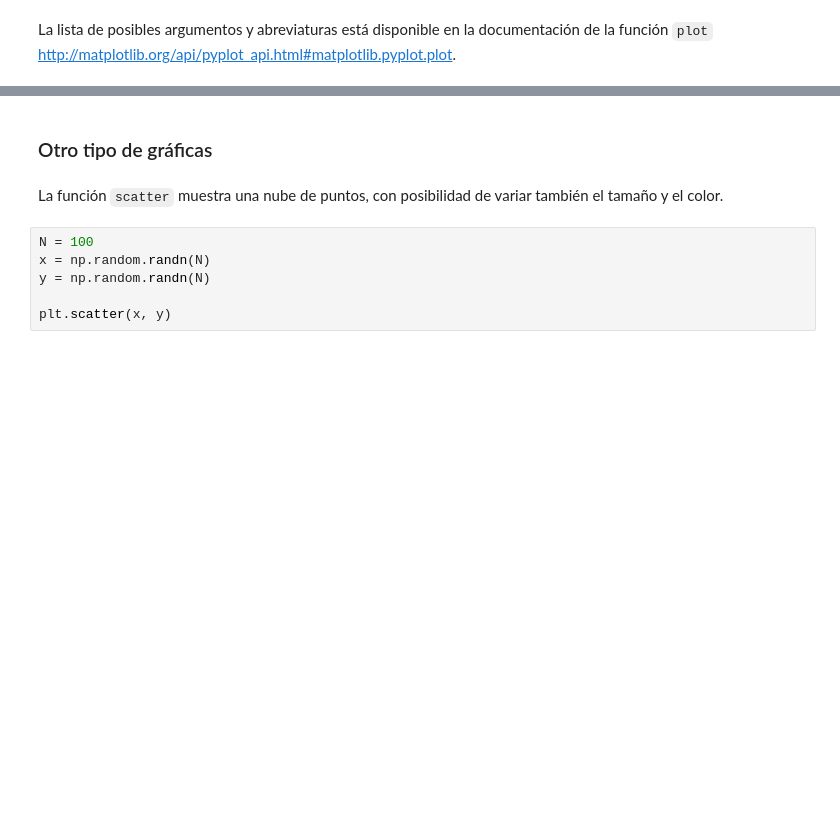
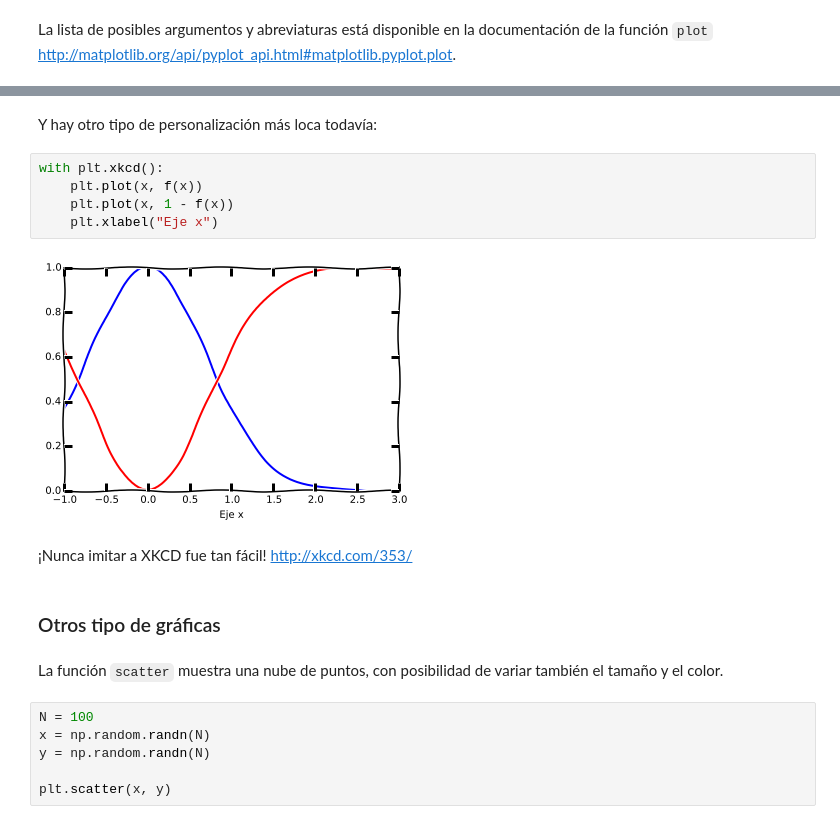
Before and after one commit to AeroPython/Curso_AeroPython, a Jupyter notebook: Notebooks/Clase2b_Visualizacion-matplotlib.ipynb, the cells around one changed output, grey strips where cells are left out. Drawn from its saved outputs; the diff is of its cells as text; blank space fills up the shorter version.

```diff
--- a/Notebooks/Clase2b_Visualizacion-matplotlib.ipynb
+++ b/Notebooks/Clase2b_Visualizacion-matplotlib.ipynb
@@ -100,5 +129,16 @@ La lista de posibles argumentos y abreviaturas está disponible en la documentac
+# %% [markdown]
+Y hay otro tipo de personalización más loca todavía:
+# %%
+with plt.xkcd():
+    plt.plot(x, f(x))
+    plt.plot(x, 1 - f(x))
+    plt.xlabel("Eje x")
+# %% [output]
+[figure, added]
+# %% [markdown]
+¡Nunca imitar a XKCD fue tan fácil! http://xkcd.com/353/
 # %% [markdown]
-### Otro tipo de gráficas
+### Otros tipo de gráficas
 # %% [markdown]
 La función `scatter` muestra una nube de puntos, con posibilidad de variar también el tamaño y el color.
 # %%
```
Also changed, not shown: parts of 51 cells of this notebook, 3 other files.
